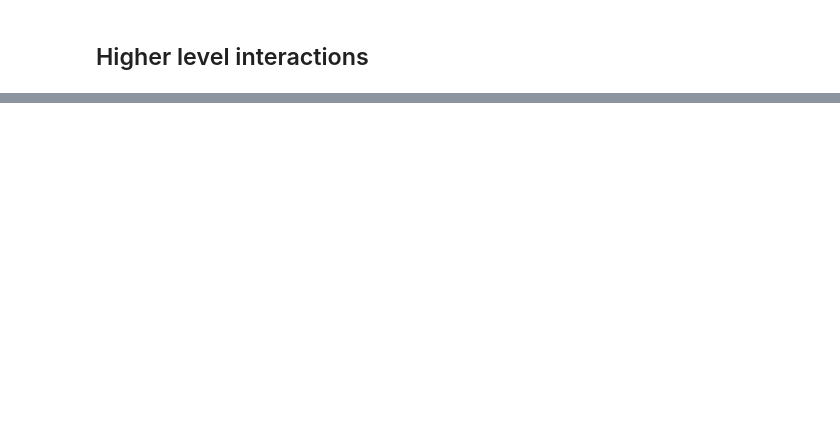
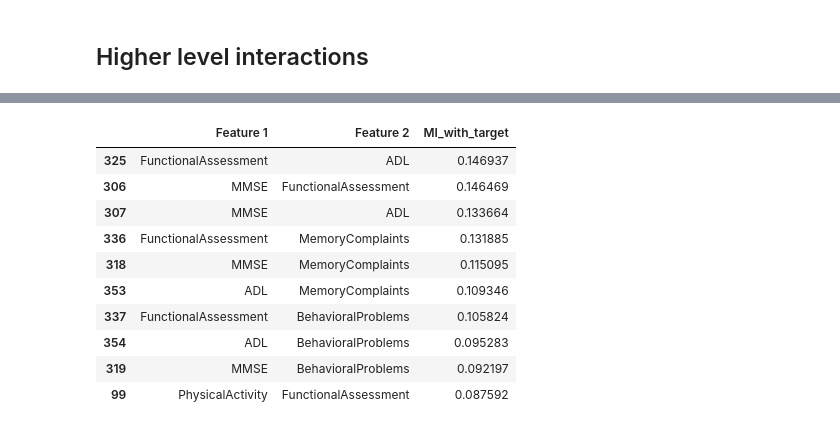
Before and after one commit to SyroQT/AML-group1-2, a Jupyter notebook: notebooks/01-eda.ipynb, the cells around one changed output, grey strips where cells are left out. Cells and saved outputs as stored; diff of their text form; code cells hidden in the pictures; blank space fills up the shorter version.

```diff
--- a/notebooks/01-eda.ipynb
+++ b/notebooks/01-eda.ipynb
@@ -318 +346,37 @@ CholesterolLDL              0.027617
 dtype: float64
+# %%
+from sklearn.preprocessing import KBinsDiscretizer
+from sklearn.metrics import mutual_info_score
+import itertools
+
+# discretize all numeric columns
+disc = KBinsDiscretizer(
+    n_bins=5,
+    encode="ordinal",
+    strategy="quantile",
+    quantile_method="averaged_inverted_cdf",
+)
+X_disc = X_rf.copy()
+X_disc[numeric_cols] = disc.fit_transform(X_rf[numeric_cols])
+
+pairs = []
+for a, b in itertools.combinations(X_disc.columns, 2):
+    combo = X_disc[a].astype(str) + "_" + X_disc[b].astype(str)
+    score = mutual_info_score(y, combo)
+    pairs.append((a, b, score))
+
+pd.DataFrame(pairs, columns=["Feature 1", "Feature 2", "MI_with_target"]).sort_values(
+    "MI_with_target", ascending=False
+).head(10)
+# %% [output]
+|  | Feature 1 | Feature 2 | MI_with_target |
+| 325 | FunctionalAssessment | ADL | 0.146937 |
+| 306 | MMSE | FunctionalAssessment | 0.146469 |
+| 307 | MMSE | ADL | 0.133664 |
+| 336 | FunctionalAssessment | MemoryComplaints | 0.131885 |
+| 318 | MMSE | MemoryComplaints | 0.115095 |
+| 353 | ADL | MemoryComplaints | 0.109346 |
+| 337 | FunctionalAssessment | BehavioralProblems | 0.105824 |
+| 354 | ADL | BehavioralProblems | 0.095283 |
+| 319 | MMSE | BehavioralProblems | 0.092197 |
+| 99 | PhysicalActivity | FunctionalAssessment | 0.087592 |
```
Also changed, not shown: parts of 12 cells of this notebook, 1 other file.
